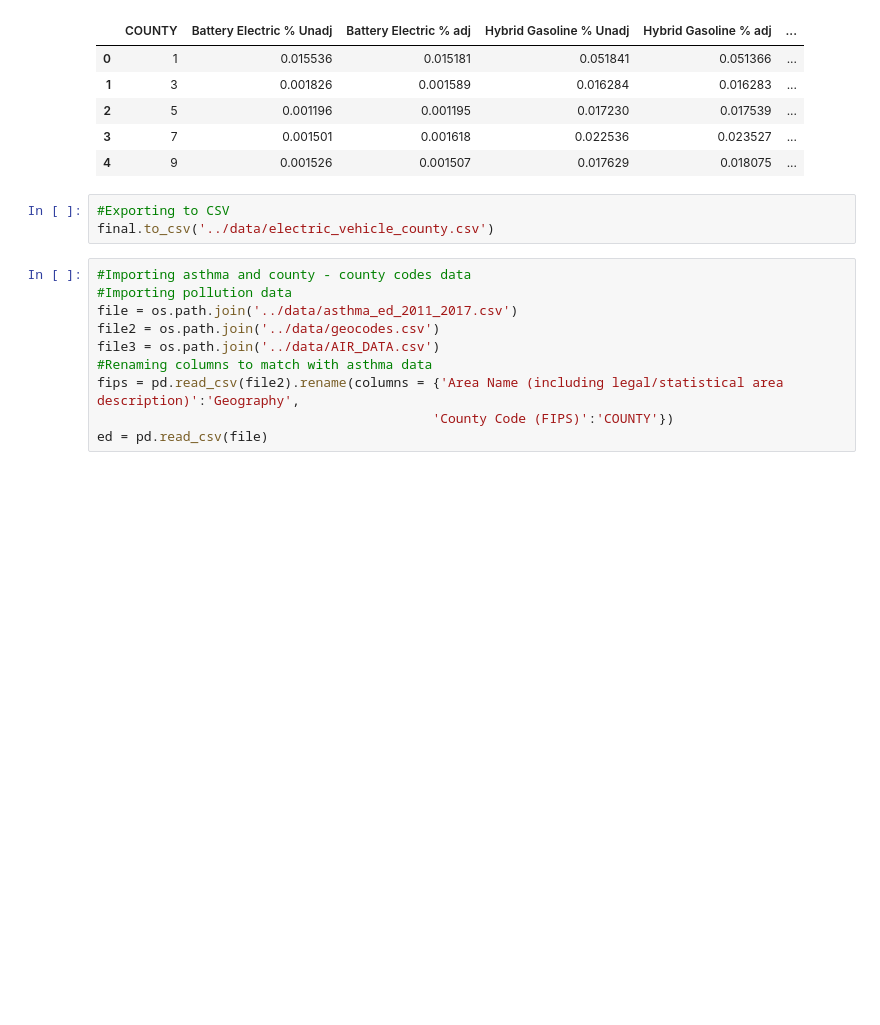
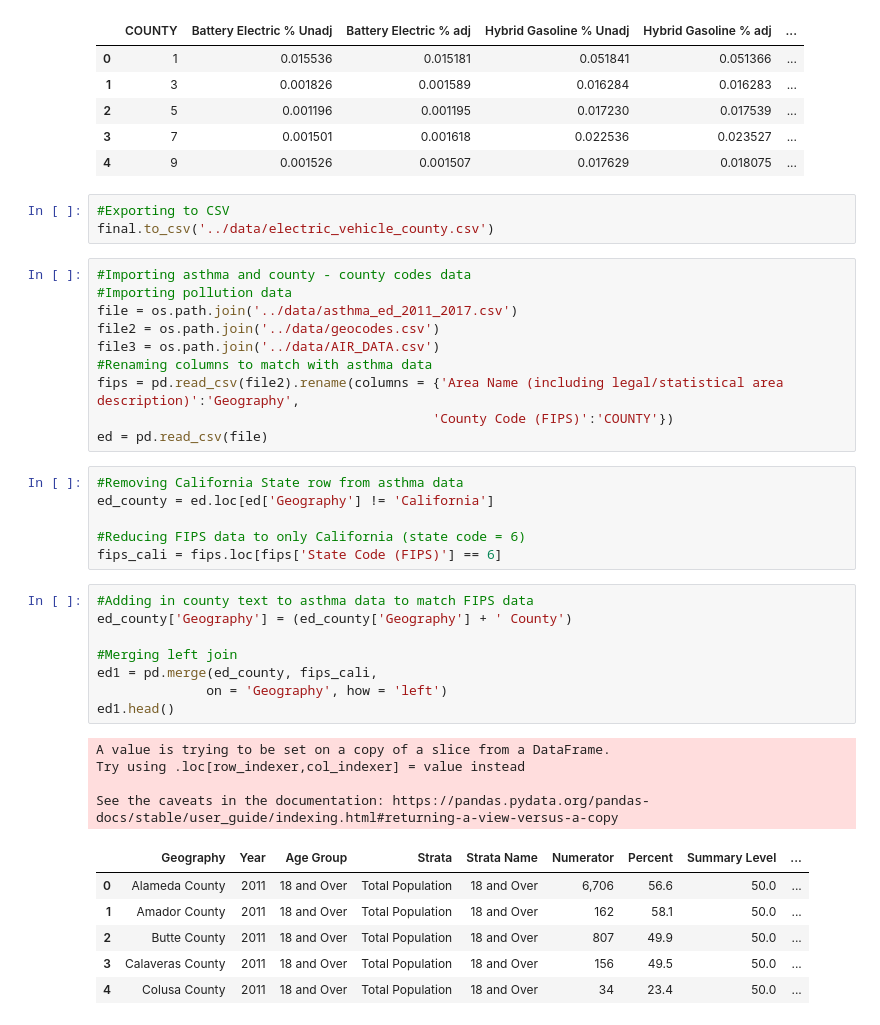
Before and after one commit to Megaexoplanet/electric_car_effects_pollution, a Jupyter notebook: code/ev.ipynb, the cells around one changed output. Saved outputs shown, nothing was run; the diff lists cells and outputs as text; blank space fills up the shorter version.

```diff
--- a/code/ev.ipynb
+++ b/code/ev.ipynb
@@ -244,3 +244,28 @@ file3 = os.path.join('../data/AIR_DATA.csv')
 fips = pd.read_csv(file2).rename(columns = {'Area Name (including legal/statistical area description)':'Geography',
                                            'County Code (FIPS)':'COUNTY'})
 ed = pd.read_csv(file)
+# %%
+#Removing California State row from asthma data
+ed_county = ed.loc[ed['Geography'] != 'California']
+
+#Reducing FIPS data to only California (state code = 6)
+fips_cali = fips.loc[fips['State Code (FIPS)'] == 6]
+# %%
+#Adding in county text to asthma data to match FIPS data
+ed_county['Geography'] = (ed_county['Geography'] + ' County')
+
+#Merging left join
+ed1 = pd.merge(ed_county, fips_cali,
+              on = 'Geography', how = 'left')
+ed1.head()
+# %% [output]
+A value is trying to be set on a copy of a slice from a DataFrame.
+Try using .loc[row_indexer,col_indexer] = value instead
+
+See the caveats in the documentation: https://pandas.pydata.org/pandas-docs/stable/user_guide/indexing.html#returning-a-view-versus-a-copy
+|  | Geography | Year | Age Group | Strata | Strata Name | Numerator | Percent | Summary Level | ... |
+| 0 | Alameda County | 2011 | 18 and Over | Total Population | 18 and Over | 6,706 | 56.6 | 50.0 | ... |
+| 1 | Amador County | 2011 | 18 and Over | Total Population | 18 and Over | 162 | 58.1 | 50.0 | ... |
+| 2 | Butte County | 2011 | 18 and Over | Total Population | 18 and Over | 807 | 49.9 | 50.0 | ... |
+| 3 | Calaveras County | 2011 | 18 and Over | Total Population | 18 and Over | 156 | 49.5 | 50.0 | ... |
+| 4 | Colusa County | 2011 | 18 and Over | Total Population | 18 and Over | 34 | 23.4 | 50.0 | ... |
```
Also changed, not shown: parts of 5 cells of this notebook, 1 other file.
